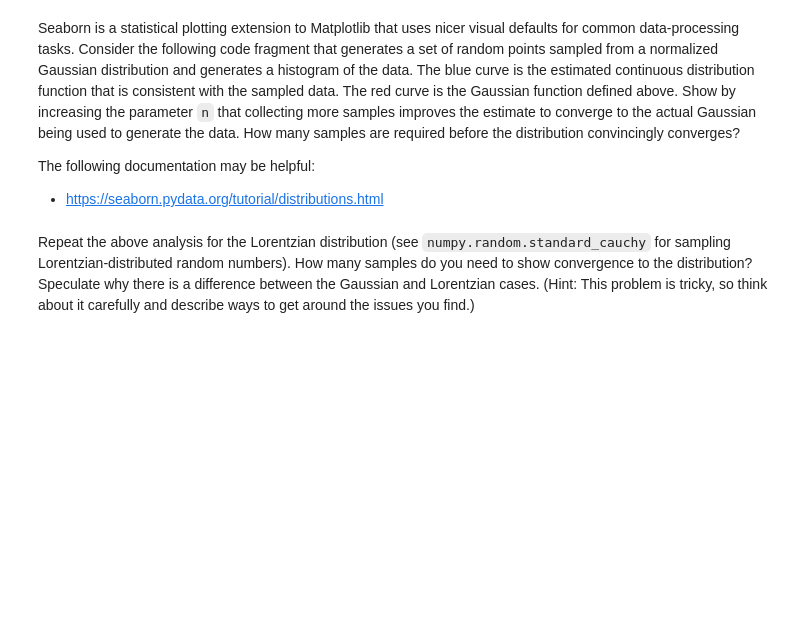
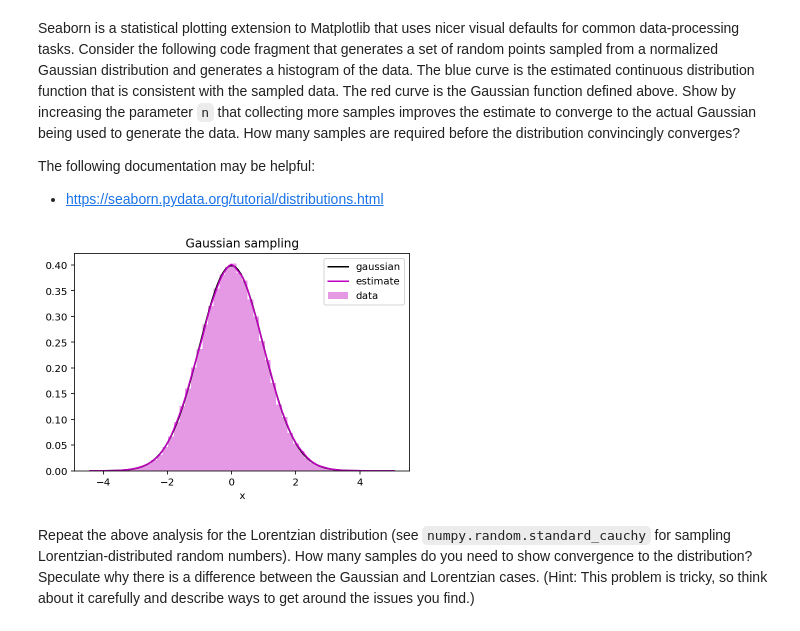
Before and after one commit to chapman-phys220-2018f/cw08-thisteam, a Jupyter notebook: plotting-examples.ipynb, the cells around one changed output. Drawn from its saved outputs; the diff is of its cells as text; code cells hidden in the pictures; blank space fills up the shorter version.

```diff
--- a/plotting-examples.ipynb
+++ b/plotting-examples.ipynb
@@ -124,12 +243,14 @@ def gaussian_sample(n):
     plt.figure(1)
     plt.title("Gaussian sampling")
     plt.xlabel("x")
-    plt.plot(x,gaussian(x),label="gaussian",color="red")
+    plt.plot(x,gaussian(x),label="gaussian",color="k")
     # Use seaborn to generate histogram and estimate distribution
-    sb.distplot(data,label="data",color="blue",kde_kws={"label":"estimate"})
+    sb.distplot(data,label="data",color="m",kde_kws={"label":"estimate"})
     # Label curves
     plt.legend()
 # %%
-gaussian_sample(10)
+gaussian_sample(100000)
+# %% [output]
+[figure, added]
 # %% [markdown]
 Repeat the above analysis for the Lorentzian distribution (see `numpy.random.standard_cauchy` for sampling Lorentzian-distributed random numbers). How many samples do you need to show convergence to the distribution? Speculate why there is a difference between the Gaussian and Lorentzian cases. (Hint: This problem is tricky, so think about it carefully and describe ways to get around the issues you find.)
```
Also changed, not shown: parts of 16 cells of this notebook.
